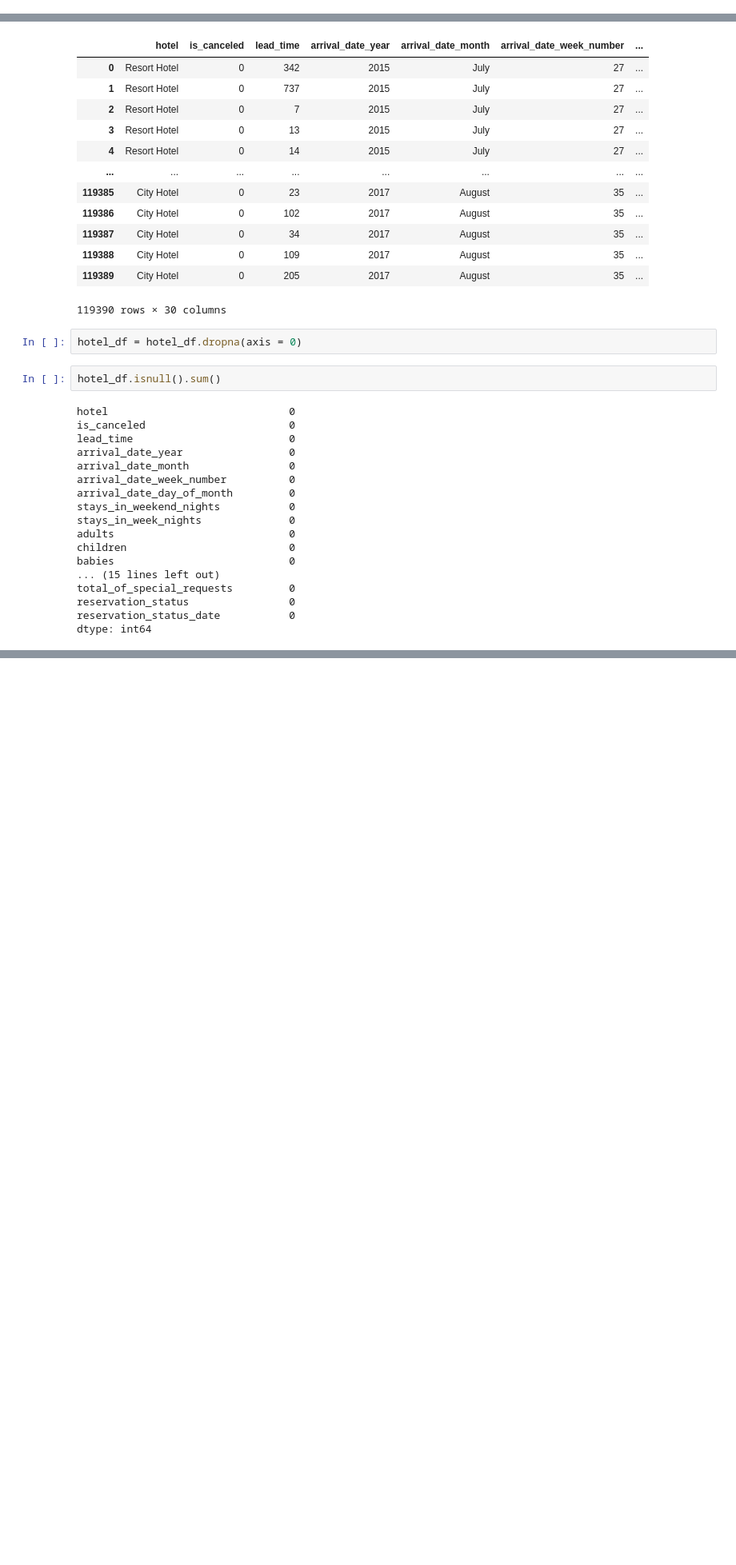
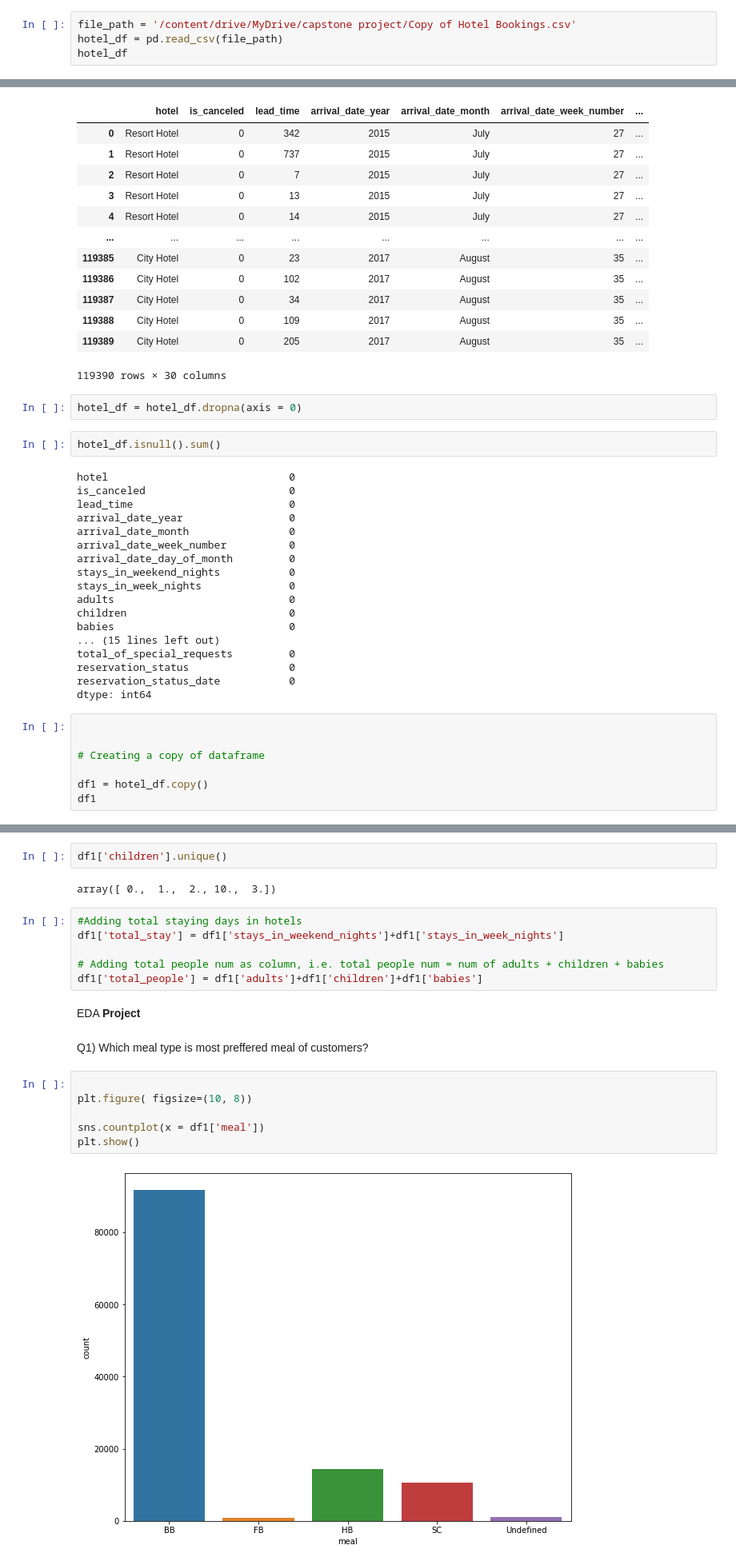
Before and after one commit to khatri17/Tesla-code-capstone-project-1, a Jupyter notebook: Copy_of_Hotel_Booking_Analysis_tesla_code_Capstone_Project(sanjay).ipynb, the cells around one changed output, grey strips where cells are left out. Shown at 80% size. Drawn from its saved outputs; the diff is of its cells as text; blank space fills up the shorter version.

```diff
--- a/Copy_of_Hotel_Booking_Analysis_tesla_code_Capstone_Project(sanjay).ipynb
+++ b/Copy_of_Hotel_Booking_Analysis_tesla_code_Capstone_Project(sanjay).ipynb
@@ -44,0 +23,4 @@ hotel_df
+# %%
+file_path = '/content/drive/MyDrive/capstone project/Copy of Hotel Bookings.csv'
+hotel_df = pd.read_csv(file_path)
+hotel_df
@@ -126,3 +122,10 @@ total_of_special_requests         0
 reservation_status                0
 reservation_status_date           0
 dtype: int64
+# %%
+
+
+# Creating a copy of dataframe
+
+df1 = hotel_df.copy()
+df1
@@ -128,0 +171,22 @@ dtype: int64
+# %%
+df1['children'].unique()
+# %% [output]
+array([ 0.,  1.,  2., 10.,  3.])
+# %%
+#Adding total staying days in hotels
+df1['total_stay'] = df1['stays_in_weekend_nights']+df1['stays_in_week_nights']
+
+# Adding total people num as column, i.e. total people num = num of adults + children + babies
+df1['total_people'] = df1['adults']+df1['children']+df1['babies']
+# %% [markdown]
+EDA **Project**
+# %% [markdown]
+Q1) Which meal type is most preffered meal of customers?
+# %%
+
+plt.figure( figsize=(10, 8))
+
+sns.countplot(x = df1['meal'])
+plt.show()
+# %% [output]
+[figure, added]
```
Also changed, not shown: parts of 16 cells of this notebook.
